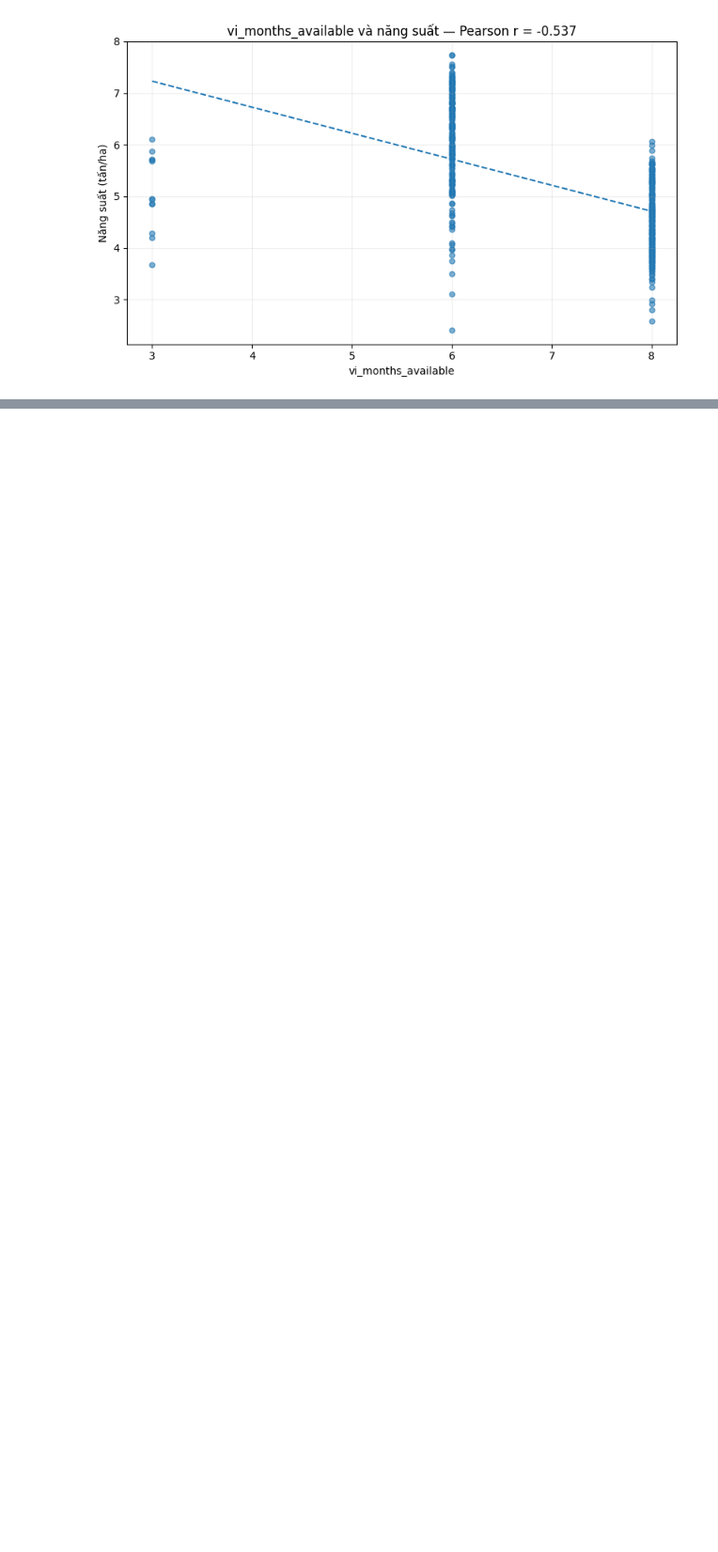
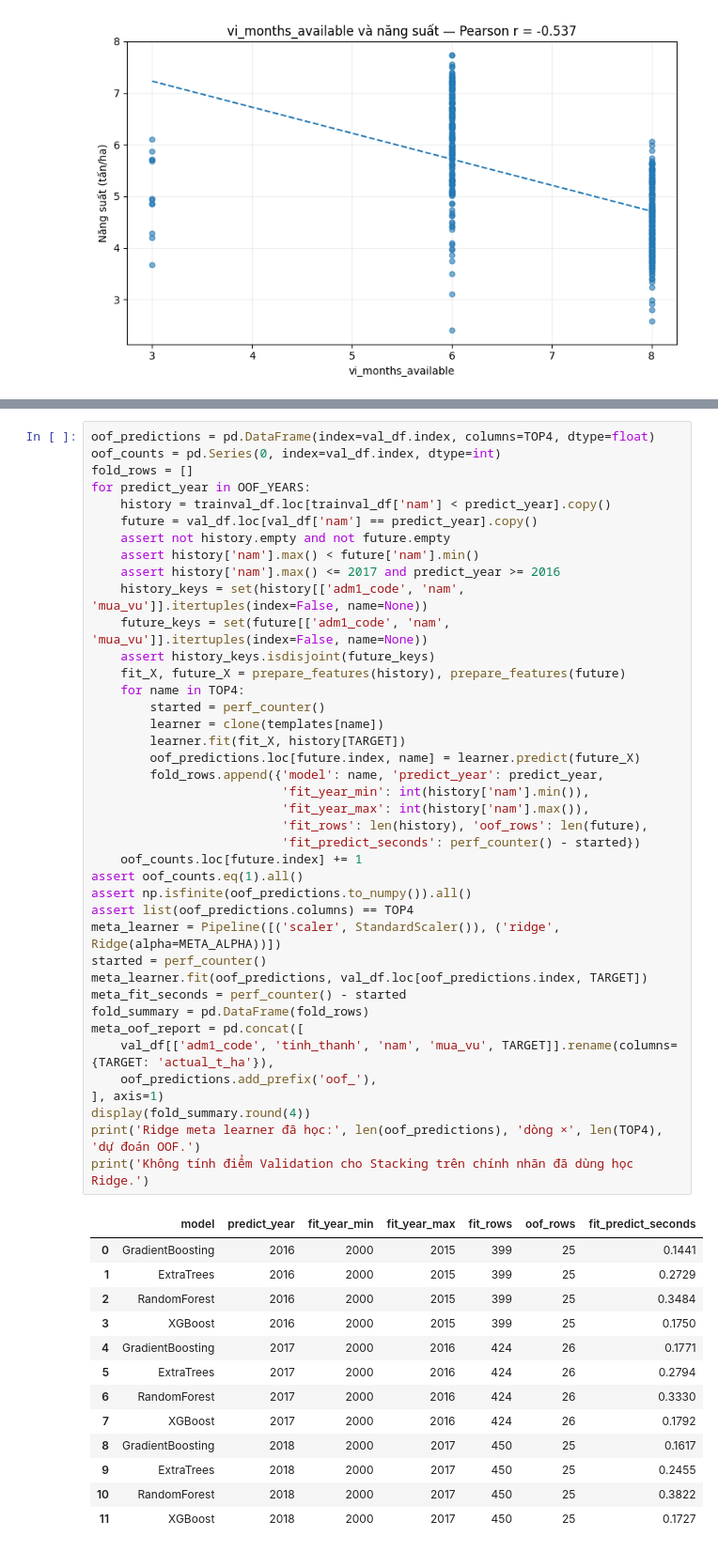
Before and after one commit to tuan-205/rice_yield_estimation, a Jupyter notebook: notebook/ensemble_training_rice_yield.ipynb, the cells around one changed output, grey strips where cells are left out. Shown at 94% size. Drawn from its saved outputs; the diff is of its cells as text; blank space fills up the shorter version.

```diff
--- a/notebook/ensemble_training_rice_yield.ipynb
+++ b/notebook/ensemble_training_rice_yield.ipynb
@@ -746,0 +639,54 @@ Kiểm tra lưu/nạp thành công; thứ tự cột và tiền xử lý giữ n
+# %%
+oof_predictions = pd.DataFrame(index=val_df.index, columns=TOP4, dtype=float)
+oof_counts = pd.Series(0, index=val_df.index, dtype=int)
+fold_rows = []
+for predict_year in OOF_YEARS:
+    history = trainval_df.loc[trainval_df['nam'] < predict_year].copy()
+    future = val_df.loc[val_df['nam'] == predict_year].copy()
+    assert not history.empty and not future.empty
+    assert history['nam'].max() < future['nam'].min()
+    assert history['nam'].max() <= 2017 and predict_year >= 2016
+    history_keys = set(history[['adm1_code', 'nam', 'mua_vu']].itertuples(index=False, name=None))
+    future_keys = set(future[['adm1_code', 'nam', 'mua_vu']].itertuples(index=False, name=None))
+    assert history_keys.isdisjoint(future_keys)
+    fit_X, future_X = prepare_features(history), prepare_features(future)
+    for name in TOP4:
+        started = perf_counter()
+        learner = clone(templates[name])
+        learner.fit(fit_X, history[TARGET])
+        oof_predictions.loc[future.index, name] = learner.predict(future_X)
+        fold_rows.append({'model': name, 'predict_year': predict_year,
+                          'fit_year_min': int(history['nam'].min()),
+                          'fit_year_max': int(history['nam'].max()),
+                          'fit_rows': len(history), 'oof_rows': len(future),
+                          'fit_predict_seconds': perf_counter() - started})
+    oof_counts.loc[future.index] += 1
+assert oof_counts.eq(1).all()
+assert np.isfinite(oof_predictions.to_numpy()).all()
+assert list(oof_predictions.columns) == TOP4
+meta_learner = Pipeline([('scaler', StandardScaler()), ('ridge', Ridge(alpha=META_ALPHA))])
+started = perf_counter()
+meta_learner.fit(oof_predictions, val_df.loc[oof_predictions.index, TARGET])
+meta_fit_seconds = perf_counter() - started
+fold_summary = pd.DataFrame(fold_rows)
+meta_oof_report = pd.concat([
+    val_df[['adm1_code', 'tinh_thanh', 'nam', 'mua_vu', TARGET]].rename(columns={TARGET: 'actual_t_ha'}),
+    oof_predictions.add_prefix('oof_'),
+], axis=1)
+display(fold_summary.round(4))
+print('Ridge meta learner đã học:', len(oof_predictions), 'dòng ×', len(TOP4), 'dự đoán OOF.')
+print('Không tính điểm Validation cho Stacking trên chính nhãn đã dùng học Ridge.')
+# %% [output]
+|  | model | predict_year | fit_year_min | fit_year_max | fit_rows | oof_rows | fit_predict_seconds |
+| 0 | GradientBoosting | 2016 | 2000 | 2015 | 399 | 25 | 0.1441 |
+| 1 | ExtraTrees | 2016 | 2000 | 2015 | 399 | 25 | 0.2729 |
+| 2 | RandomForest | 2016 | 2000 | 2015 | 399 | 25 | 0.3484 |
+| 3 | XGBoost | 2016 | 2000 | 2015 | 399 | 25 | 0.1750 |
+| 4 | GradientBoosting | 2017 | 2000 | 2016 | 424 | 26 | 0.1771 |
+| 5 | ExtraTrees | 2017 | 2000 | 2016 | 424 | 26 | 0.2794 |
+| 6 | RandomForest | 2017 | 2000 | 2016 | 424 | 26 | 0.3330 |
+| 7 | XGBoost | 2017 | 2000 | 2016 | 424 | 26 | 0.1792 |
+| 8 | GradientBoosting | 2018 | 2000 | 2017 | 450 | 25 | 0.1617 |
+| 9 | ExtraTrees | 2018 | 2000 | 2017 | 450 | 25 | 0.2455 |
+| 10 | RandomForest | 2018 | 2000 | 2017 | 450 | 25 | 0.3822 |
+| 11 | XGBoost | 2018 | 2000 | 2017 | 450 | 25 | 0.1727 |
```
Also changed, not shown: parts of 70 cells of this notebook, 28 other files.
